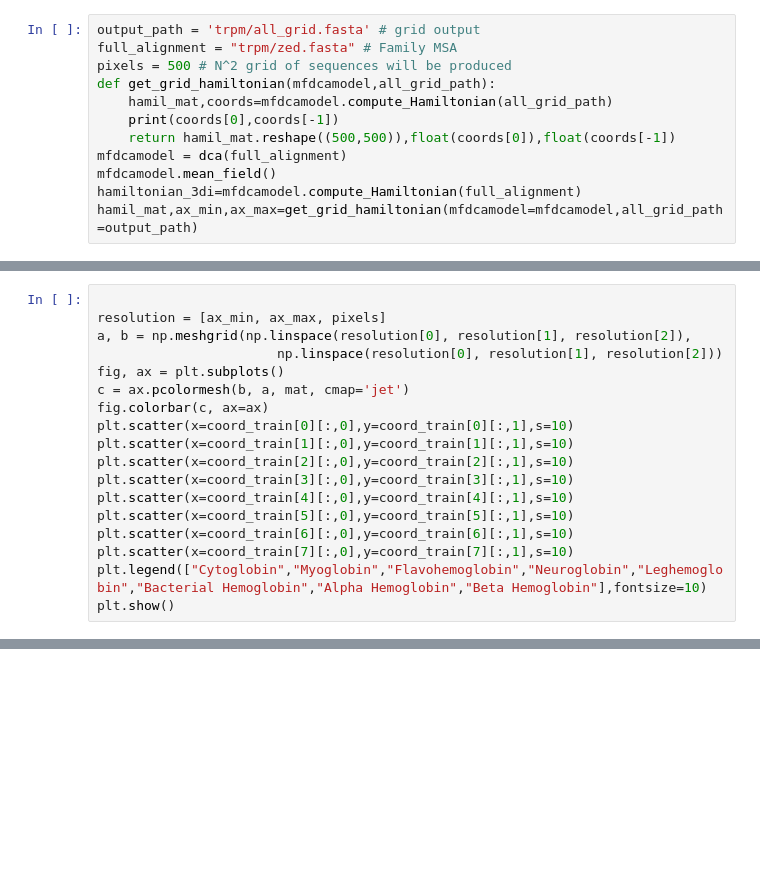
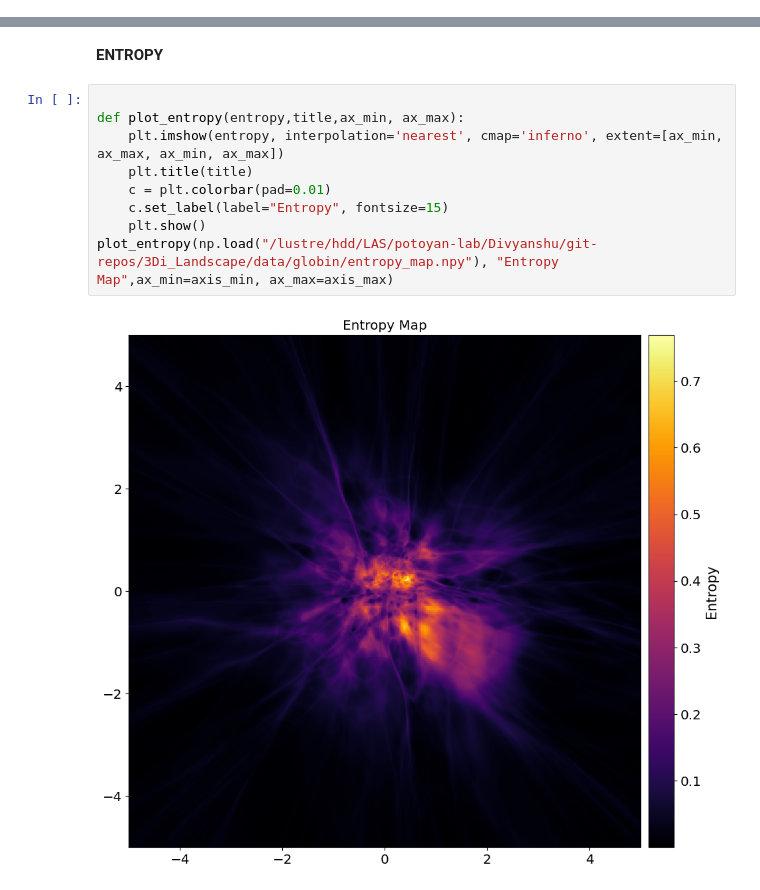
Before and after one commit to PotoyanGroup/3Di-DCA-Landscape, a Jupyter notebook: Analysis.ipynb, the cells around one changed output, grey strips where cells are left out. Drawn from its saved outputs; the diff is of its cells as text; blank space fills up the shorter version.

```diff
--- a/Analysis.ipynb
+++ b/Analysis.ipynb
@@ -46,12 +48,0 @@ To enable the following instructions: AVX2 FMA, in other operations, rebuild Ten
-# %%
-output_path = 'trpm/all_grid.fasta' # grid output
-full_alignment = "trpm/zed.fasta" # Family MSA
-pixels = 500 # N^2 grid of sequences will be produced
-def get_grid_hamiltonian(mfdcamodel,all_grid_path):
-    hamil_mat,coords=mfdcamodel.compute_Hamiltonian(all_grid_path)
-    print(coords[0],coords[-1])
-    return hamil_mat.reshape((500,500)),float(coords[0]),float(coords[-1])
-mfdcamodel = dca(full_alignment)
-mfdcamodel.mean_field()
-hamiltonian_3di=mfdcamodel.compute_Hamiltonian(full_alignment)
-hamil_mat,ax_min,ax_max=get_grid_hamiltonian(mfdcamodel=mfdcamodel,all_grid_path=output_path)
@@ -192,18 +188,0 @@ coord_train=np.asarray([np.asarray(index[i]) for i in index.keys()])
-# %%
-
-resolution = [ax_min, ax_max, pixels]
-a, b = np.meshgrid(np.linspace(resolution[0], resolution[1], resolution[2]),
-                       np.linspace(resolution[0], resolution[1], resolution[2]))
-fig, ax = plt.subplots()
-c = ax.pcolormesh(b, a, mat, cmap='jet')
-fig.colorbar(c, ax=ax)
-plt.scatter(x=coord_train[0][:,0],y=coord_train[0][:,1],s=10)
-plt.scatter(x=coord_train[1][:,0],y=coord_train[1][:,1],s=10)
-plt.scatter(x=coord_train[2][:,0],y=coord_train[2][:,1],s=10)
-plt.scatter(x=coord_train[3][:,0],y=coord_train[3][:,1],s=10)
-plt.scatter(x=coord_train[4][:,0],y=coord_train[4][:,1],s=10)
-plt.scatter(x=coord_train[5][:,0],y=coord_train[5][:,1],s=10)
-plt.scatter(x=coord_train[6][:,0],y=coord_train[6][:,1],s=10)
-plt.scatter(x=coord_train[7][:,0],y=coord_train[7][:,1],s=10)
-plt.legend(["Cytoglobin","Myoglobin","Flavohemoglobin","Neuroglobin","Leghemoglobin","Bacterial Hemoglobin","Alpha Hemoglobin","Beta Hemoglobin"],fontsize=10)
-plt.show()
@@ -419,0 +189,13 @@ plt.show()
+# %% [markdown]
+**ENTROPY**
+# %%
+
+def plot_entropy(entropy,title,ax_min, ax_max):
+    plt.imshow(entropy, interpolation='nearest', cmap='inferno', extent=[ax_min, ax_max, ax_min, ax_max])
+    plt.title(title)
+    c = plt.colorbar(pad=0.01)
+    c.set_label(label="Entropy", fontsize=15)
+    plt.show()
+plot_entropy(np.load("/lustre/hdd/LAS/potoyan-lab/Divyanshu/git-repos/3Di_Landscape/data/globin/entropy_map.npy"), "Entropy Map",ax_min=axis_min, ax_max=axis_max)
+# %% [output]
+[figure, added]
```
Also changed, not shown: parts of 27 cells of this notebook, 37 other files.
